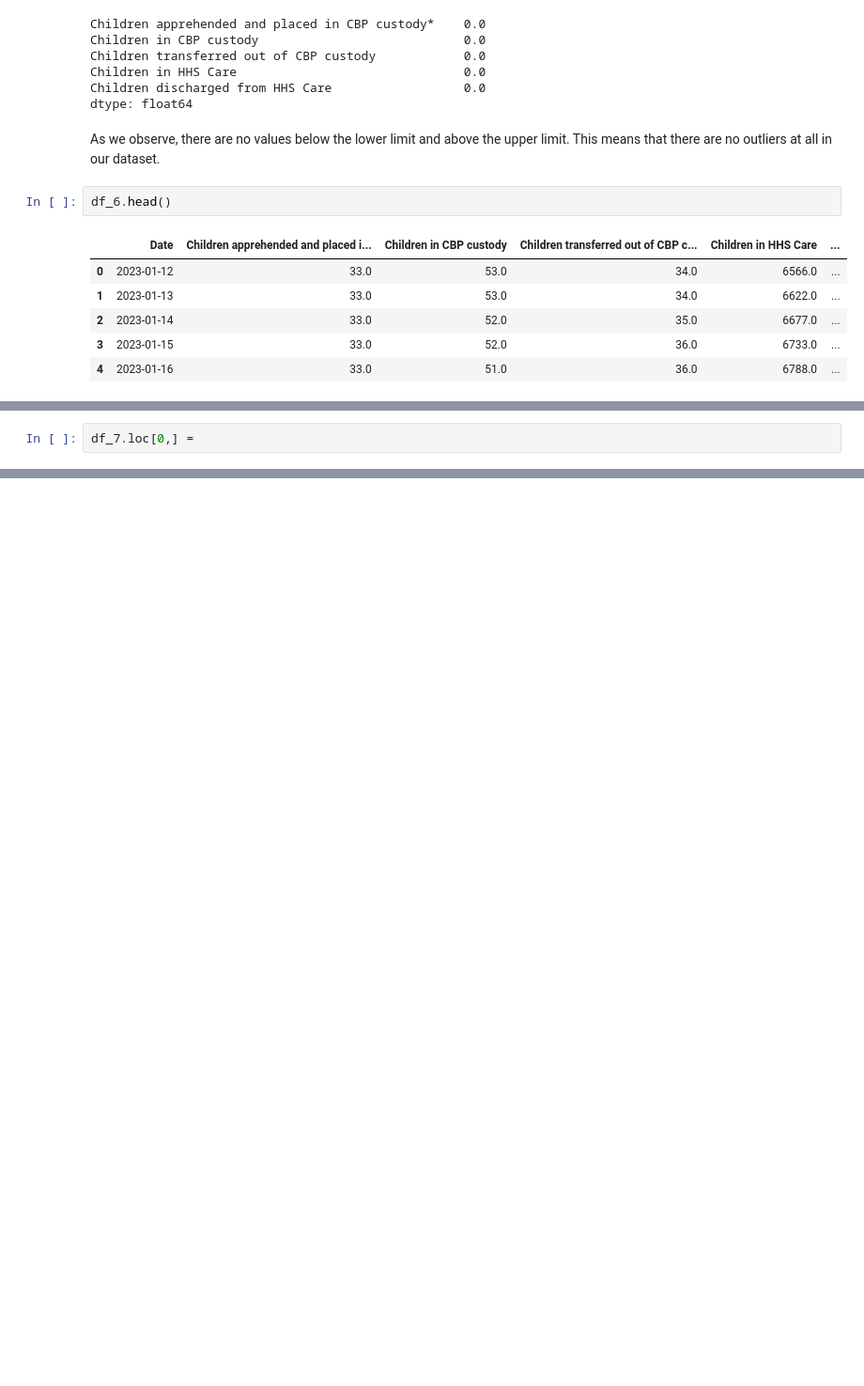
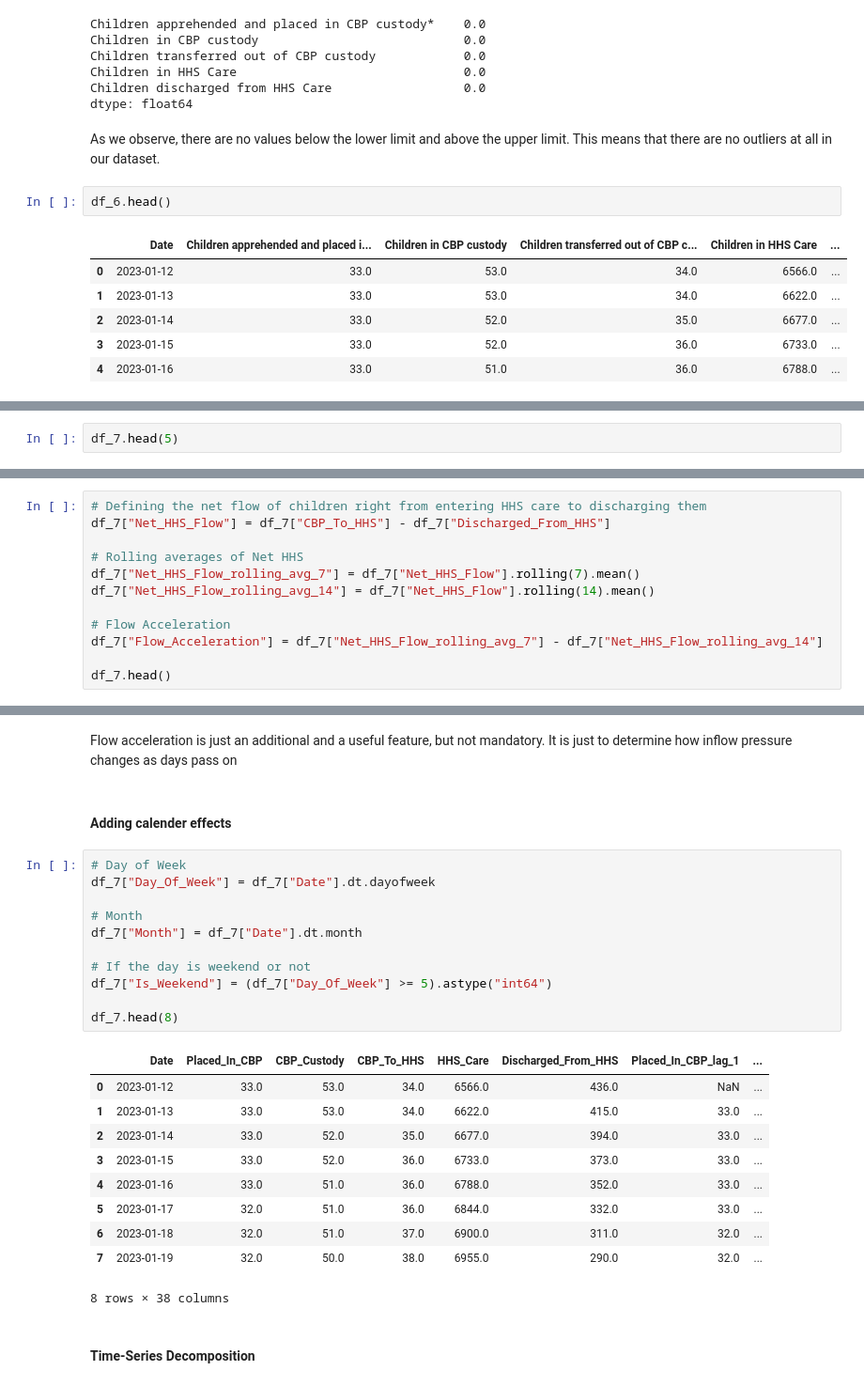
Before and after one commit to amithvardhan99/resume-projects, a Jupyter notebook: Predictive Forecasting of Care Load & Placement Demand/notebook.ipynb, the cells around one changed output, grey strips where cells are left out. Shown at 94% size. Saved outputs shown, nothing was run; the diff lists cells and outputs as text; blank space fills up the shorter version.

```diff
--- a/Predictive Forecasting of Care Load & Placement Demand/notebook.ipynb
+++ b/Predictive Forecasting of Care Load & Placement Demand/notebook.ipynb
@@ -296,5 +305,5 @@ df_7[lag_by_14] = df_7[list_of_columns].shift(14)
 df_7[rolling_avg_7] = df_7[list_of_columns].rolling(7).mean()
 df_7[rolling_avg_14] = df_7[list_of_columns].rolling(14).mean()
 # %%
-df_7.loc[0,] =
+df_7.head(5)
 # %% [output]
@@ -313,0 +319,12 @@ SyntaxError: incomplete input (1782383792.py, line 1)
+# %%
+# Defining the net flow of children right from entering HHS care to discharging them
+df_7["Net_HHS_Flow"] = df_7["CBP_To_HHS"] - df_7["Discharged_From_HHS"]
+
+# Rolling averages of Net HHS
+df_7["Net_HHS_Flow_rolling_avg_7"] = df_7["Net_HHS_Flow"].rolling(7).mean()
+df_7["Net_HHS_Flow_rolling_avg_14"] = df_7["Net_HHS_Flow"].rolling(14).mean()
+
+# Flow Acceleration
+df_7["Flow_Acceleration"] = df_7["Net_HHS_Flow_rolling_avg_7"] - df_7["Net_HHS_Flow_rolling_avg_14"]
+
+df_7.head()
@@ -313,0 +339,28 @@ SyntaxError: incomplete input (1782383792.py, line 1)
+# %% [markdown]
+Flow acceleration is just an additional and a useful feature, but not mandatory. It is just to determine how inflow pressure changes as days pass on
+# %% [markdown]
+#### Adding calender effects
+# %%
+# Day of Week
+df_7["Day_Of_Week"] = df_7["Date"].dt.dayofweek
+
+# Month
+df_7["Month"] = df_7["Date"].dt.month
+
+# If the day is weekend or not
+df_7["Is_Weekend"] = (df_7["Day_Of_Week"] >= 5).astype("int64")
+
+df_7.head(8)
+# %% [output]
+|  | Date | Placed_In_CBP | CBP_Custody | CBP_To_HHS | HHS_Care | Discharged_From_HHS | Placed_In_CBP_lag_1 | ... |
+| 0 | 2023-01-12 | 33.0 | 53.0 | 34.0 | 6566.0 | 436.0 | NaN | ... |
+| 1 | 2023-01-13 | 33.0 | 53.0 | 34.0 | 6622.0 | 415.0 | 33.0 | ... |
+| 2 | 2023-01-14 | 33.0 | 52.0 | 35.0 | 6677.0 | 394.0 | 33.0 | ... |
+| 3 | 2023-01-15 | 33.0 | 52.0 | 36.0 | 6733.0 | 373.0 | 33.0 | ... |
+| 4 | 2023-01-16 | 33.0 | 51.0 | 36.0 | 6788.0 | 352.0 | 33.0 | ... |
+| 5 | 2023-01-17 | 32.0 | 51.0 | 36.0 | 6844.0 | 332.0 | 33.0 | ... |
+| 6 | 2023-01-18 | 32.0 | 51.0 | 37.0 | 6900.0 | 311.0 | 32.0 | ... |
+| 7 | 2023-01-19 | 32.0 | 50.0 | 38.0 | 6955.0 | 290.0 | 32.0 | ... |
+8 rows × 38 columns
+# %% [markdown]
+#### Time-Series Decomposition
```
Also changed, not shown: parts of 10 cells of this notebook, 2 other files.
